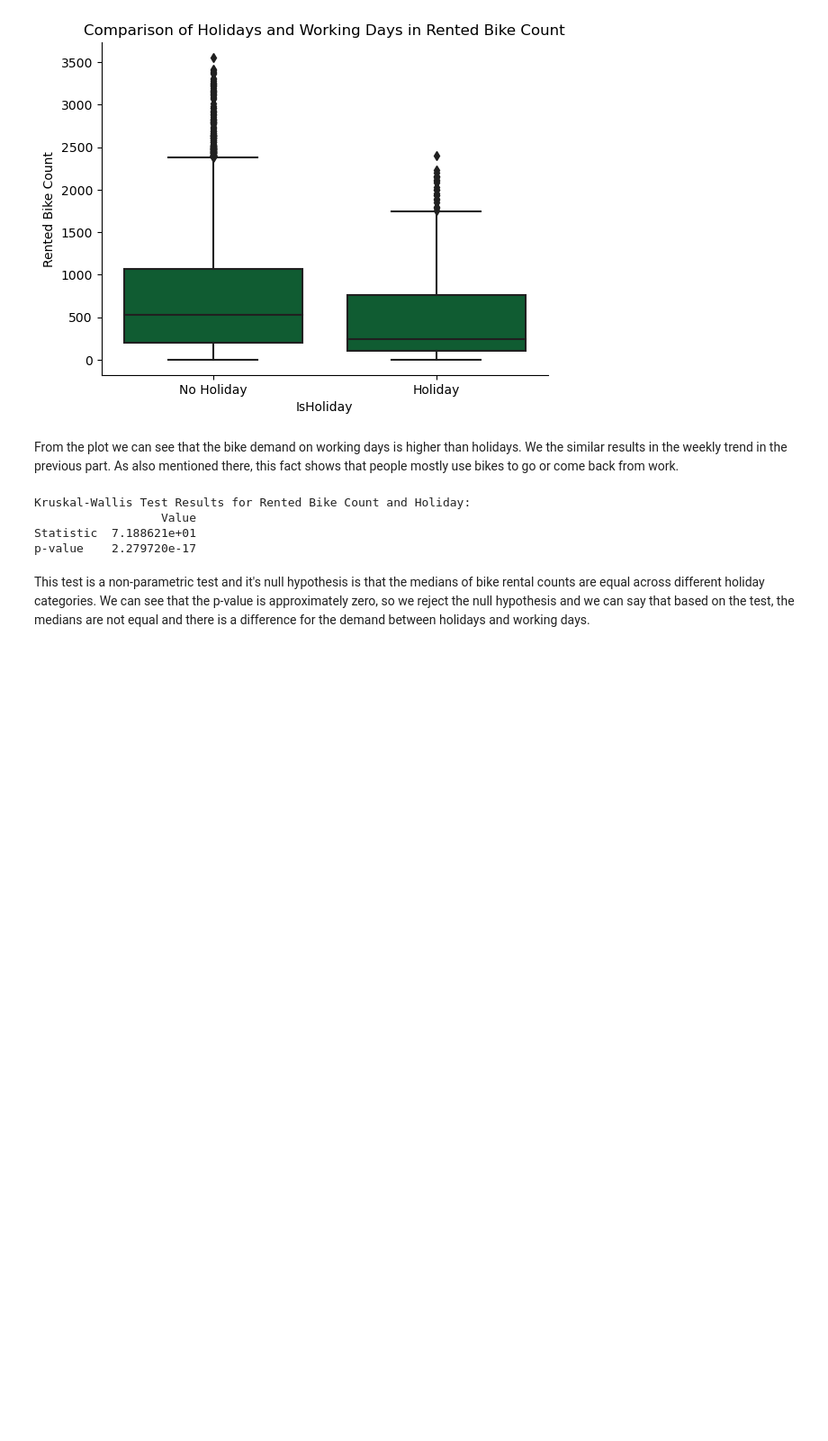
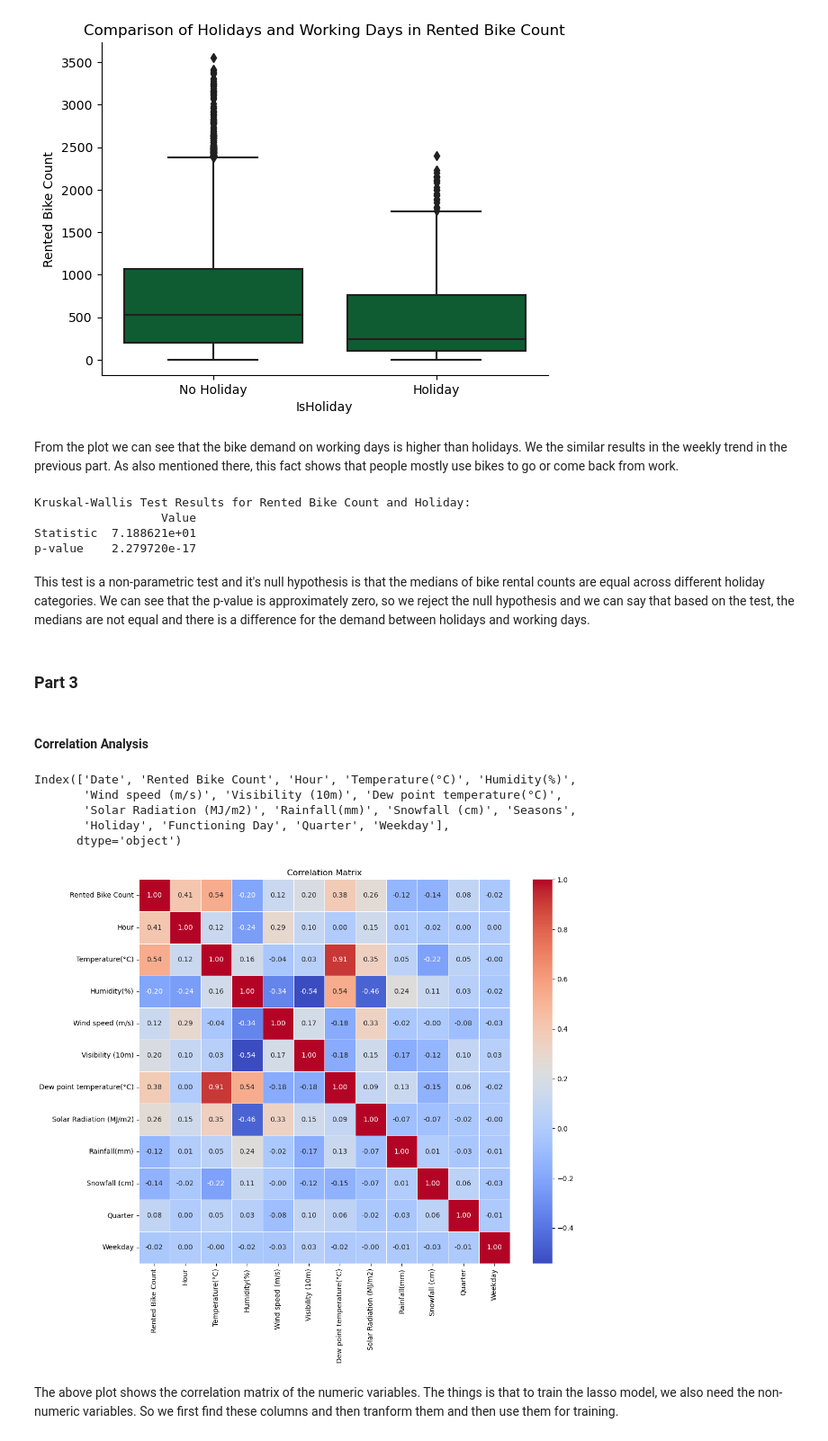
Before and after one commit to mozshen/TransportationPlanning, a Jupyter notebook: Project/Main.ipynb, the cells around one changed output. Shown at 90% size. Saved outputs shown, nothing was run; the diff lists cells and outputs as text; code cells hidden in the pictures; blank space fills up the shorter version.

```diff
--- a/Project/Main.ipynb
+++ b/Project/Main.ipynb
@@ -241,3 +241,34 @@ Statistic  7.188621e+01
 p-value    2.279720e-17
 # %% [markdown]
 This test is a non-parametric test and it's null hypothesis is that the medians of bike rental counts are equal across different holiday categories. We can see that the p-value is approximately zero, so we reject the null hypothesis and we can say that based on the test, the medians are not equal and there is a difference for the demand between holidays and working days.
+# %% [markdown]
+### Part 3
+# %% [markdown]
+#### Correlation Analysis
+# %%
+d.columns
+# %% [output]
+Index(['Date', 'Rented Bike Count', 'Hour', 'Temperature(°C)', 'Humidity(%)',
+       'Wind speed (m/s)', 'Visibility (10m)', 'Dew point temperature(°C)',
+       'Solar Radiation (MJ/m2)', 'Rainfall(mm)', 'Snowfall (cm)', 'Seasons',
+       'Holiday', 'Functioning Day', 'Quarter', 'Weekday'],
+      dtype='object')
+# %%
+# Assuming df is your DataFrame
+correlation_matrix = d.corr()
+
+# Set up the matplotlib figure
+plt.figure(figsize=(12, 10))
+
+# Create a heatmap of the correlation matrix
+sns.heatmap(correlation_matrix, annot=True, cmap='coolwarm', fmt=".2f", linewidths=.5)
+
+# Set title
+plt.title('Correlation Matrix')
+
+# Show the plot
+plt.show()
+# %% [output]
+[figure, added]
+# %% [markdown]
+The above plot shows the correlation matrix of the numeric variables. The things is that to train the lasso model, we also need the non-numeric variables. So we first find these columns and then tranform them and then use them for training.
```
Also changed, not shown: parts of 10 cells of this notebook.
